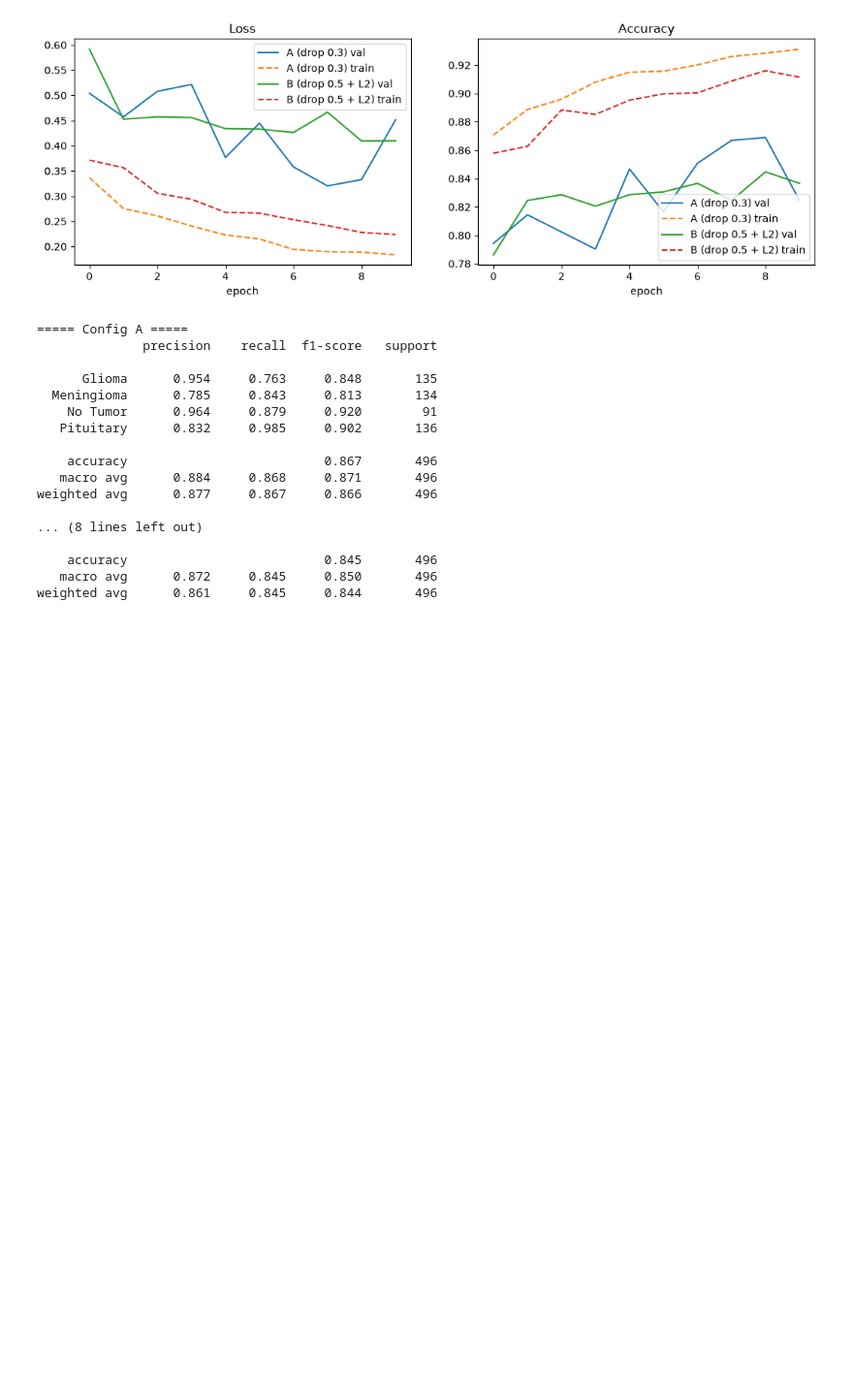
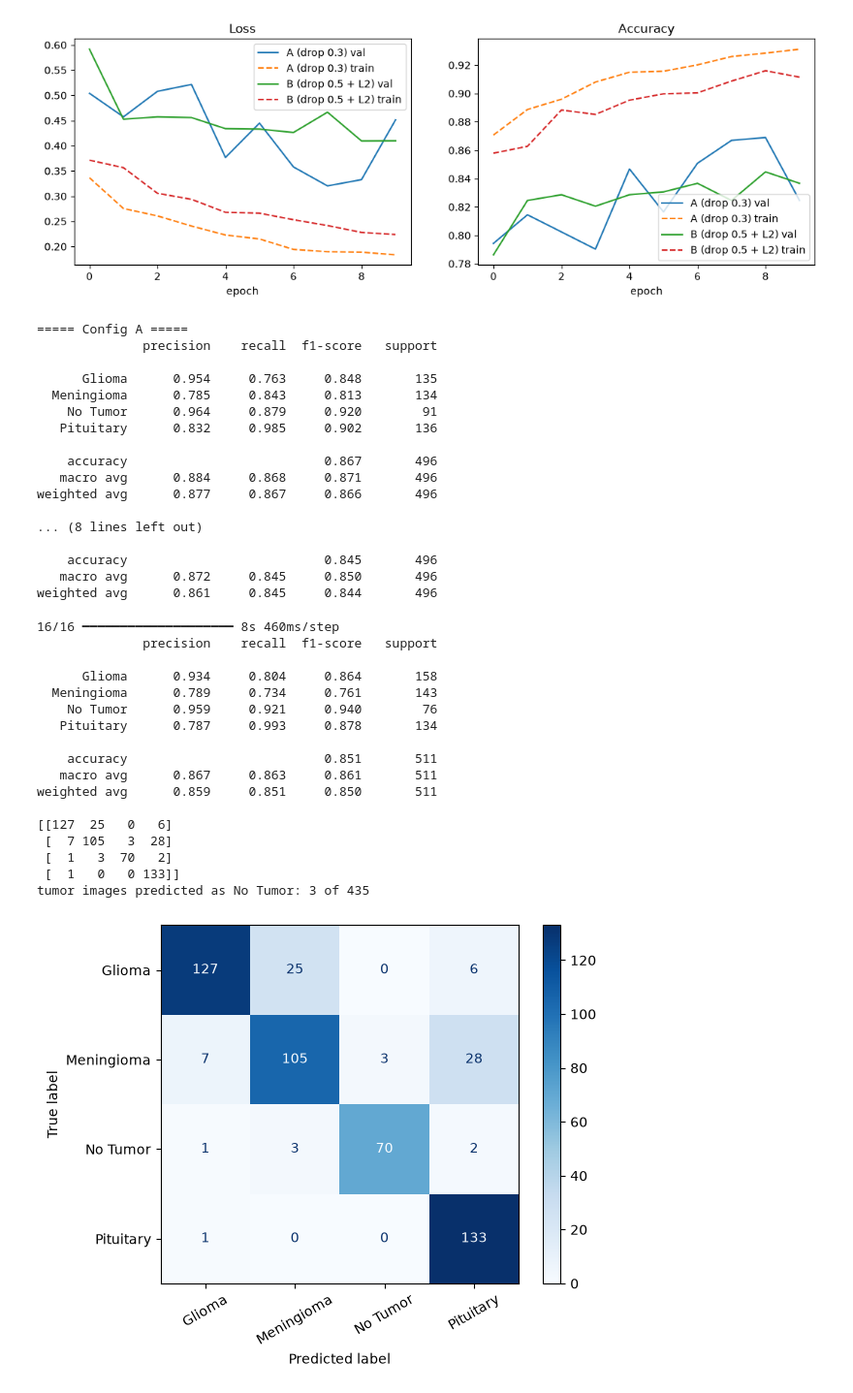
Before and after one commit to amineElgaini/mri-brain-tumor-deep-learning, a Jupyter notebook: notebooks/03_classification_transfer_learning.ipynb, the cells around one changed output. Shown at 97% size. Saved outputs shown, nothing was run; the diff lists cells and outputs as text; code cells hidden in the pictures; blank space fills up the shorter version.

Commit message:
Add classification and detection notebooks, models, results, README

```diff
--- a/notebooks/03_classification_transfer_learning.ipynb
+++ b/notebooks/03_classification_transfer_learning.ipynb
@@ -351,3 +342,47 @@ weighted avg      0.877     0.867     0.866       496
     accuracy                          0.845       496
    macro avg      0.872     0.845     0.850       496
 weighted avg      0.861     0.845     0.844       496
+# %%
+import numpy as np
+import os
+import matplotlib.pyplot as plt
+from sklearn.metrics import classification_report, confusion_matrix, ConfusionMatrixDisplay
+import tensorflow as tf
+
+best_model = tf.keras.models.load_model("../models/mobilenet_finetuned.keras")
+
+y_true = np.concatenate([y.numpy() for _, y in test_ds])
+y_pred = np.argmax(best_model.predict(test_ds), axis=1)
+
+print(classification_report(y_true, y_pred, target_names=CLASSES, digits=3))
+cm = confusion_matrix(y_true, y_pred)
+print(cm)
+
+# missed tumors: a real tumor predicted as "No Tumor" (class 2)
+missed = cm[[0, 1, 3], 2].sum()
+print("tumor images predicted as No Tumor:", missed, "of", cm[[0, 1, 3]].sum())
+
+# save the figure for the README
+os.makedirs("../results", exist_ok=True)
+ConfusionMatrixDisplay(cm, display_labels=CLASSES).plot(cmap="Blues", xticks_rotation=30)
+plt.savefig("../results/confusion_matrix_classifier_test.png", dpi=150, bbox_inches="tight")
+plt.show()
+# %% [output]
+16/16 ━━━━━━━━━━━━━━━━━━━━ 8s 460ms/step
+              precision    recall  f1-score   support
+
+      Glioma      0.934     0.804     0.864       158
+  Meningioma      0.789     0.734     0.761       143
+    No Tumor      0.959     0.921     0.940        76
+   Pituitary      0.787     0.993     0.878       134
+
+    accuracy                          0.851       511
+   macro avg      0.867     0.863     0.861       511
+weighted avg      0.859     0.851     0.850       511
+
+[[127  25   0   6]
+ [  7 105   3  28]
+ [  1   3  70   2]
+ [  1   0   0 133]]
+tumor images predicted as No Tumor: 3 of 435
+[figure, added]
```
Also changed, not shown: parts of 2 cells of this notebook, 12 other files.
